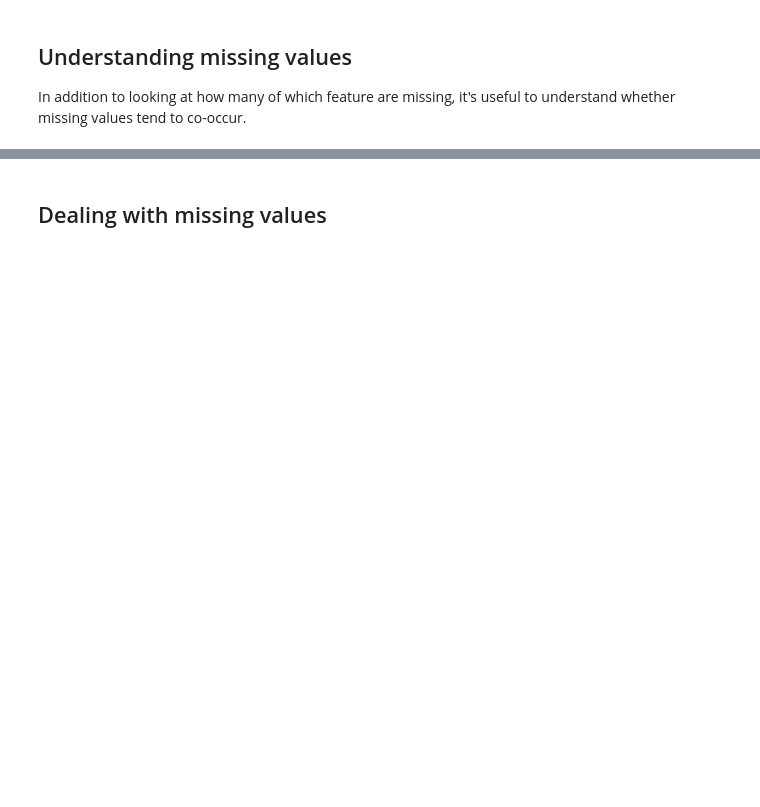
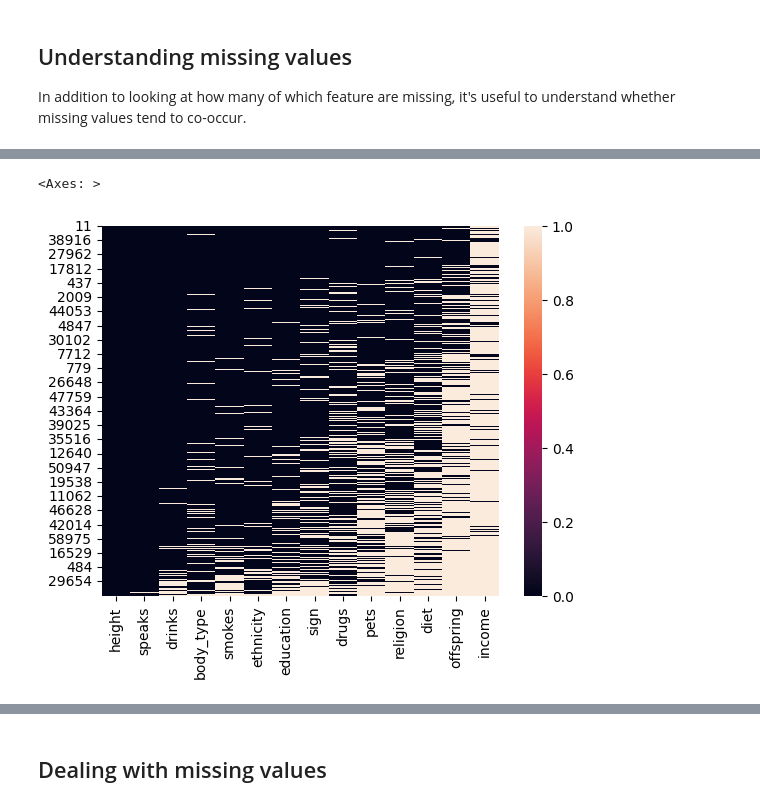
Before and after one commit to mru-data3464/w26, a Jupyter notebook: demo_code/06_missing_weird/ok_cupid_processing.ipynb, the cells around one changed output, grey strips where cells are left out. Drawn from its saved outputs; the diff is of its cells as text; code cells hidden in the pictures; blank space fills up the shorter version.

```diff
--- a/demo_code/06_missing_weird/ok_cupid_processing.ipynb
+++ b/demo_code/06_missing_weird/ok_cupid_processing.ipynb
@@ -28,5 +28,6 @@ df = pd.read_csv("../04_categorical/profiles_revised.csv")
 df["job"].value_counts()
 df["stem_job"] = df["job"].str.contains("computer|science", case=False, na=False)
 df["stem_job"].value_counts() / len(df)
+df.drop(columns="job", inplace=True)
 # %%
 df.info()
@@ -38,5 +57,5 @@ In addition to looking at how many of which feature are missing, it's useful to
 og_df = df.copy()
 # %%
 # set income < 0 to missing
-# df.loc[df["income"] < 0, "income"] = np.nan
-# df.head()
+df.loc[df["income"] < 0, "income"] = np.nan
+df.head()
@@ -52,7 +103,15 @@ plt.ylabel("Number of samples")
 # %%
 # Maybe a heatmap can show trends?
+# number of missing per sample
 missing_samples = df.isna().sum(axis=1).sort_values()
+# drop with none missing and sort
 missing_samples.drop(missing_samples[missing_samples == 0].index, inplace=True)
+
+# Features with samples missing
 missing_features = df.isna().sum(axis=0).sort_values()
-missing_features = missing_features[missing_features > 0]
+missing_features.drop(missing_features[missing_features == 0].index, inplace=True)
+
 sns.heatmap(df.loc[missing_samples.index, missing_features.index].isna())
+# %% [output]
+<Axes: >
+[figure, added]
```
Also changed, not shown: parts of 16 cells of this notebook, 2 other files.
